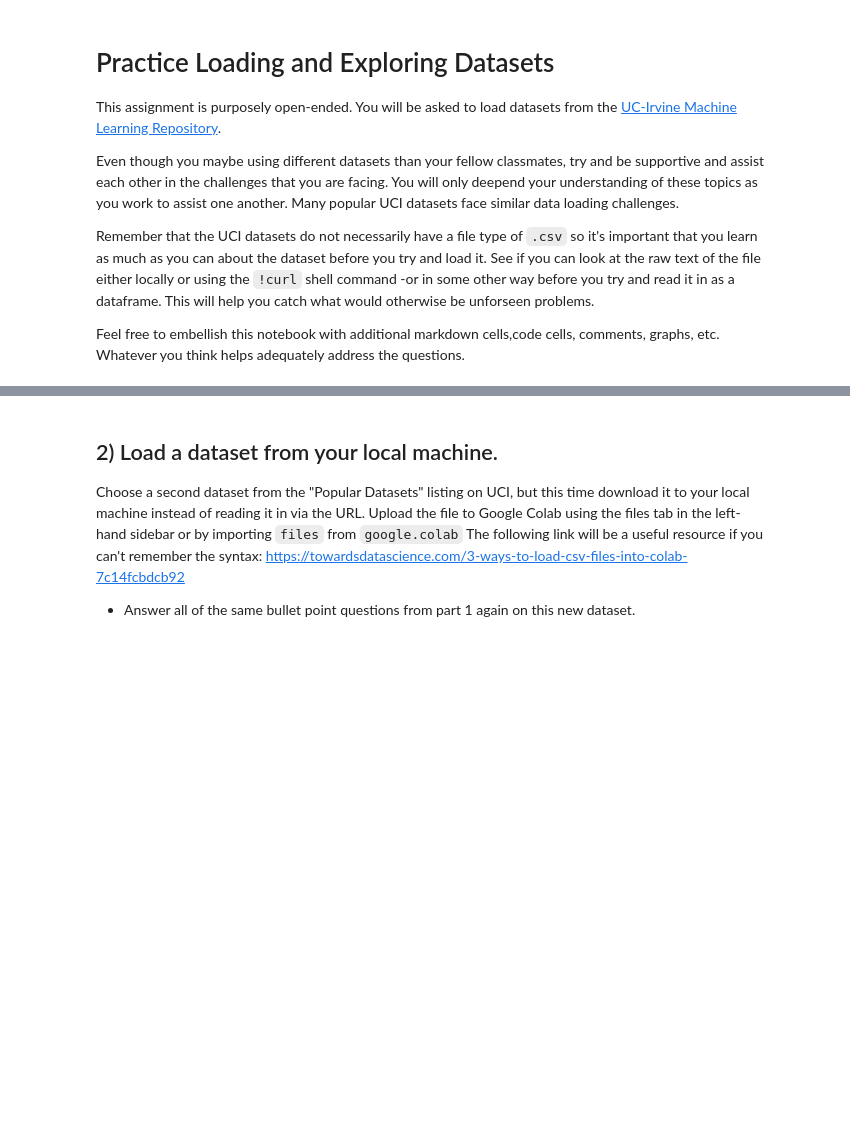
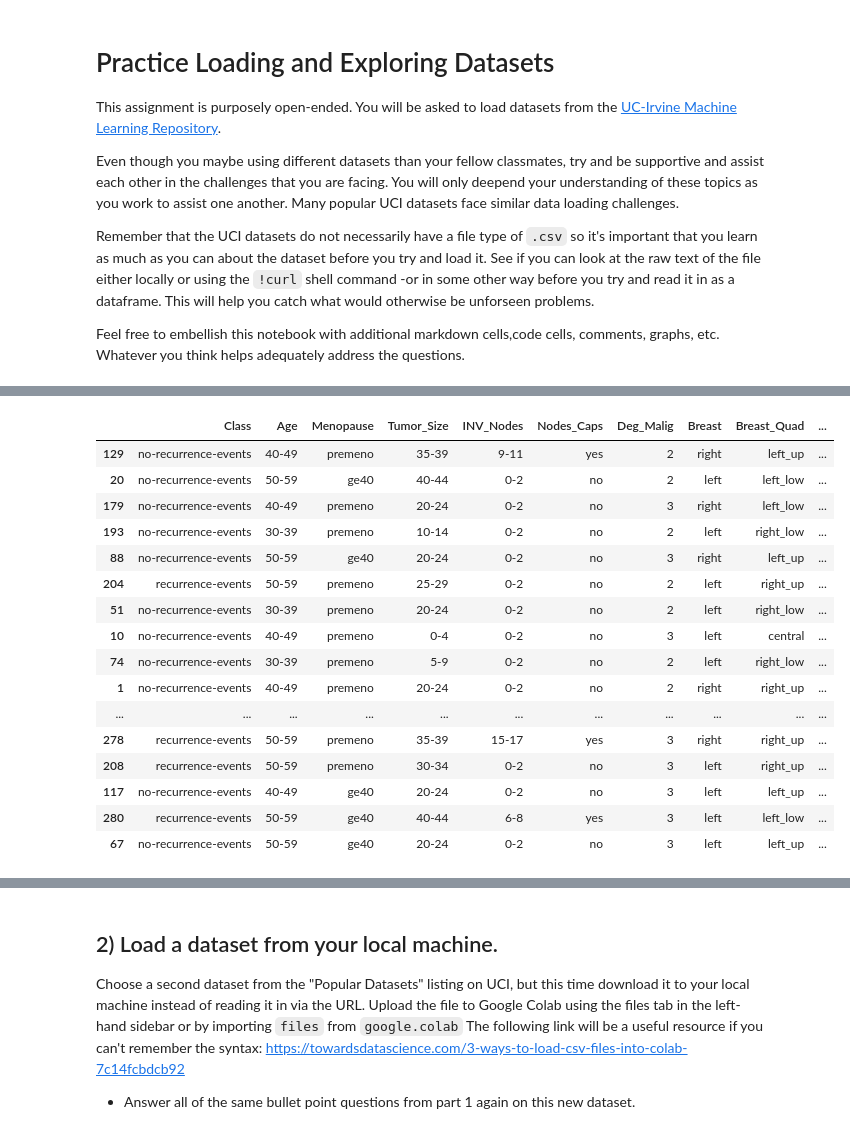
Before and after one commit to ChristianJJohnson/DS-Unit-1-Sprint-1-Data-Wrangling-and-Storytelling, a Jupyter notebook: module1-exploratory-data-analysis/LS_DS_111_Exploratory_Data_Analysis_Assignment.ipynb, the cells around one changed output, grey strips where cells are left out. Cells and saved outputs as stored; diff of their text form; code cells hidden in the pictures; blank space fills up the shorter version.

```diff
--- a/module1-exploratory-data-analysis/LS_DS_111_Exploratory_Data_Analysis_Assignment.ipynb
+++ b/module1-exploratory-data-analysis/LS_DS_111_Exploratory_Data_Analysis_Assignment.ipynb
@@ -28,0 +32,5 @@ Please navigate to the home page and choose a dataset (other than the Adult data
+# %%
+headers = ['Class', 'Age','Menopause', 'Tumor_Size', 'INV_Nodes',
+           'Nodes_Caps', 'Deg_Malig', 'Breast', 'Breast_Quad', 'Irradiate']
+# %%
+df = pd.read_csv('https://archive.ics.uci.edu/ml/machine-learning-databases/breast-cancer/breast-cancer.data', header=None, names=headers)
@@ -28,0 +70,3 @@ Please navigate to the home page and choose a dataset (other than the Adult data
+# %%
+# Replaced those '?' with nan value
+df = df.replace('?', np.NaN)
@@ -28,0 +87,20 @@ Please navigate to the home page and choose a dataset (other than the Adult data
+# %%
+df.sample(30)
+# %% [output]
+|  | Class | Age | Menopause | Tumor_Size | INV_Nodes | Nodes_Caps | Deg_Malig | Breast | Breast_Quad | ... |
+| 129 | no-recurrence-events | 40-49 | premeno | 35-39 | 9-11 | yes | 2 | right | left_up | ... |
+| 20 | no-recurrence-events | 50-59 | ge40 | 40-44 | 0-2 | no | 2 | left | left_low | ... |
+| 179 | no-recurrence-events | 40-49 | premeno | 20-24 | 0-2 | no | 3 | right | left_low | ... |
+| 193 | no-recurrence-events | 30-39 | premeno | 10-14 | 0-2 | no | 2 | left | right_low | ... |
+| 88 | no-recurrence-events | 50-59 | ge40 | 20-24 | 0-2 | no | 3 | right | left_up | ... |
+| 204 | recurrence-events | 50-59 | premeno | 25-29 | 0-2 | no | 2 | left | right_up | ... |
+| 51 | no-recurrence-events | 30-39 | premeno | 20-24 | 0-2 | no | 2 | left | right_low | ... |
+| 10 | no-recurrence-events | 40-49 | premeno | 0-4 | 0-2 | no | 3 | left | central | ... |
+| 74 | no-recurrence-events | 30-39 | premeno | 5-9 | 0-2 | no | 2 | left | right_low | ... |
+| 1 | no-recurrence-events | 40-49 | premeno | 20-24 | 0-2 | no | 2 | right | right_up | ... |
+| ... | ... | ... | ... | ... | ... | ... | ... | ... | ... | ... |
+| 278 | recurrence-events | 50-59 | premeno | 35-39 | 15-17 | yes | 3 | right | right_up | ... |
+| 208 | recurrence-events | 50-59 | premeno | 30-34 | 0-2 | no | 3 | left | right_up | ... |
+| 117 | no-recurrence-events | 40-49 | ge40 | 20-24 | 0-2 | no | 3 | left | left_up | ... |
+| 280 | recurrence-events | 50-59 | ge40 | 40-44 | 6-8 | yes | 3 | left | left_low | ... |
+| 67 | no-recurrence-events | 50-59 | ge40 | 20-24 | 0-2 | no | 3 | left | left_up | ... |
```
Also changed, not shown: parts of 13 cells of this notebook.
